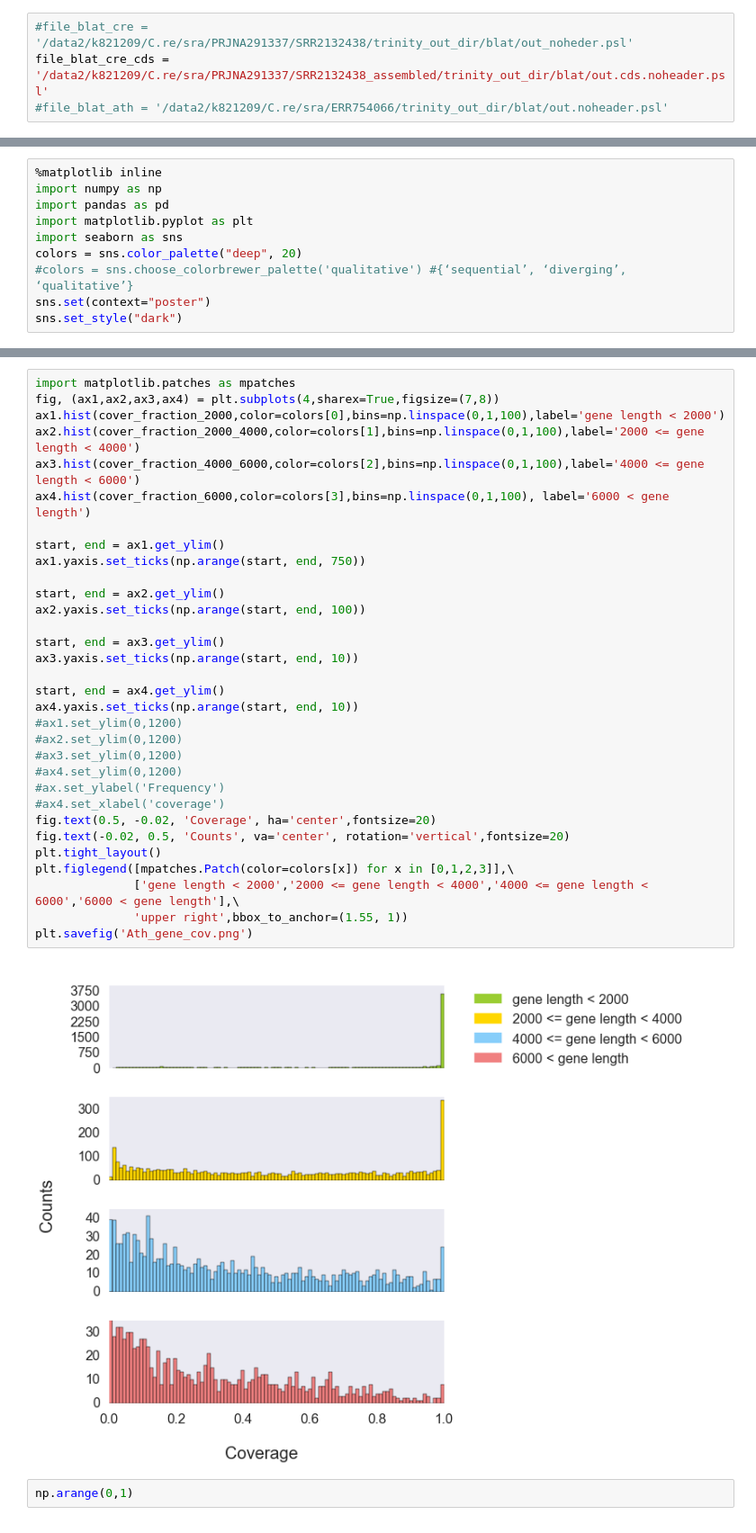
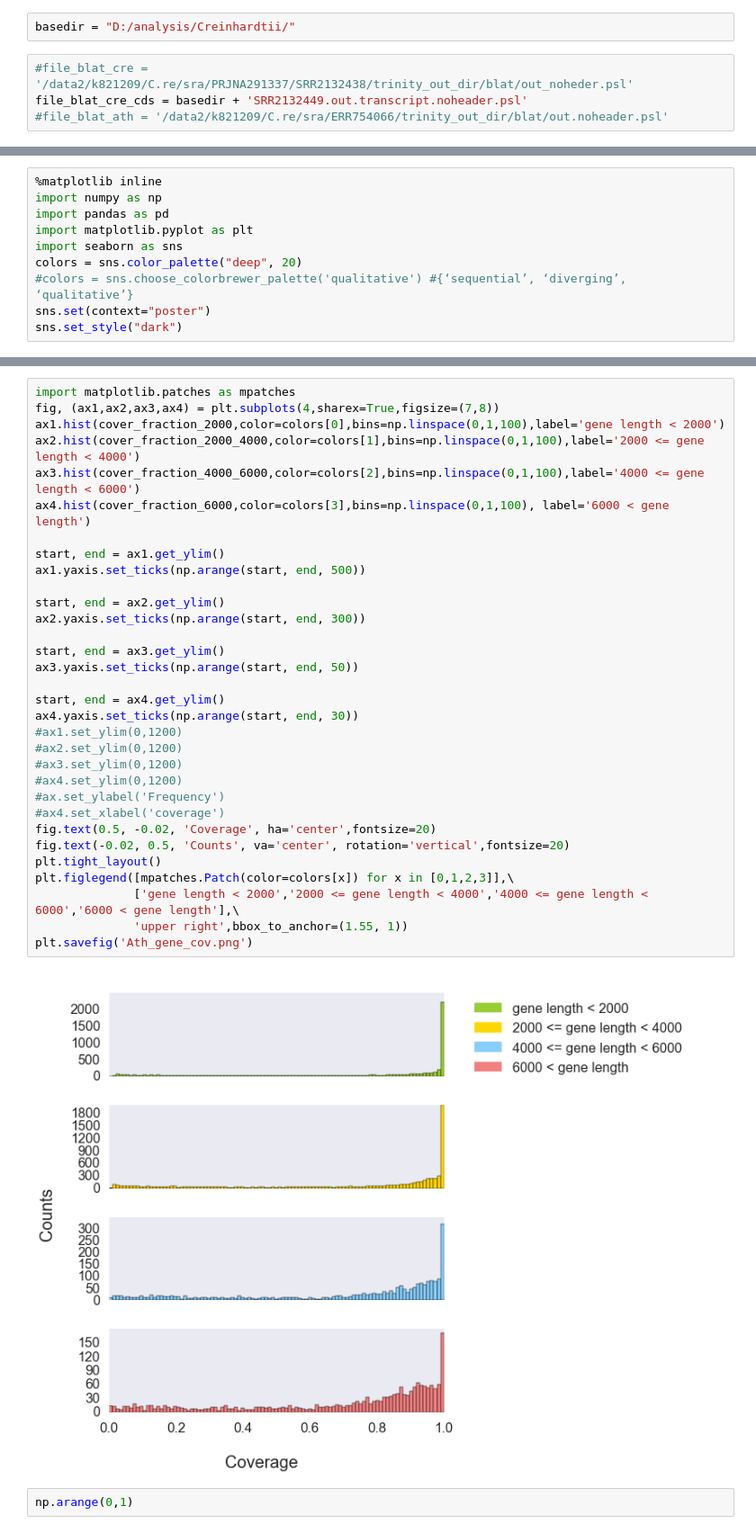
Before and after one commit to NOngeso/pipelines, a Jupyter notebook: ipynb/Cre_rnaseq_blat.ipynb, the cells around one changed output, grey strips where cells are left out. Shown: that part at 90% size. Cells and saved outputs as stored; diff of their text form.

```diff
--- a/ipynb/Cre_rnaseq_blat.ipynb
+++ b/ipynb/Cre_rnaseq_blat.ipynb
@@ -1,8 +1,10 @@
 # %%
 import pandas as pd
+# %%
+basedir = "D:/analysis/Creinhardtii/"
 # %%
 #file_blat_cre = '/data2/k821209/C.re/sra/PRJNA291337/SRR2132438/trinity_out_dir/blat/out_noheder.psl'
-file_blat_cre_cds = '/data2/k821209/C.re/sra/PRJNA291337/SRR2132438_assembled/trinity_out_dir/blat/out.cds.noheader.psl'
+file_blat_cre_cds = basedir + 'SRR2132449.out.transcript.noheader.psl'
 #file_blat_ath = '/data2/k821209/C.re/sra/ERR754066/trinity_out_dir/blat/out.noheader.psl'
 # %%
 #df_cre = pd.read_csv(file_blat_cre,sep='\t',header=None)
@@ -222,36 +224,36 @@ plt.show()
 # %%
 import matplotlib.patches as mpatches
 fig, (ax1,ax2,ax3,ax4) = plt.subplots(4,sharex=True,figsize=(7,8))
 ax1.hist(cover_fraction_2000,color=colors[0],bins=np.linspace(0,1,100),label='gene length < 2000')
 ax2.hist(cover_fraction_2000_4000,color=colors[1],bins=np.linspace(0,1,100),label='2000 <= gene length < 4000')
 ax3.hist(cover_fraction_4000_6000,color=colors[2],bins=np.linspace(0,1,100),label='4000 <= gene length < 6000')
 ax4.hist(cover_fraction_6000,color=colors[3],bins=np.linspace(0,1,100), label='6000 < gene length')
 
 start, end = ax1.get_ylim()
-ax1.yaxis.set_ticks(np.arange(start, end, 750))
+ax1.yaxis.set_ticks(np.arange(start, end, 500))
 
 start, end = ax2.get_ylim()
-ax2.yaxis.set_ticks(np.arange(start, end, 100))
+ax2.yaxis.set_ticks(np.arange(start, end, 300))
 
 start, end = ax3.get_ylim()
-ax3.yaxis.set_ticks(np.arange(start, end, 10))
+ax3.yaxis.set_ticks(np.arange(start, end, 50))
 
 start, end = ax4.get_ylim()
-ax4.yaxis.set_ticks(np.arange(start, end, 10))
+ax4.yaxis.set_ticks(np.arange(start, end, 30))
 #ax1.set_ylim(0,1200)
 #ax2.set_ylim(0,1200)
 #ax3.set_ylim(0,1200)
 #ax4.set_ylim(0,1200)
 #ax.set_ylabel('Frequency')
 #ax4.set_xlabel('coverage')
 fig.text(0.5, -0.02, 'Coverage', ha='center',fontsize=20)
 fig.text(-0.02, 0.5, 'Counts', va='center', rotation='vertical',fontsize=20)
 plt.tight_layout()
 plt.figlegend([mpatches.Patch(color=colors[x]) for x in [0,1,2,3]],\
               ['gene length < 2000','2000 <= gene length < 4000','4000 <= gene length < 6000','6000 < gene length'],\
               'upper right',bbox_to_anchor=(1.55, 1))
 plt.savefig('Ath_gene_cov.png')
 # %% [output]
-[figure, old version]
+[figure, new version]
 # %%
 np.arange(0,1)
```
Also changed, not shown: parts of 4 cells of this notebook, 1 other file.
